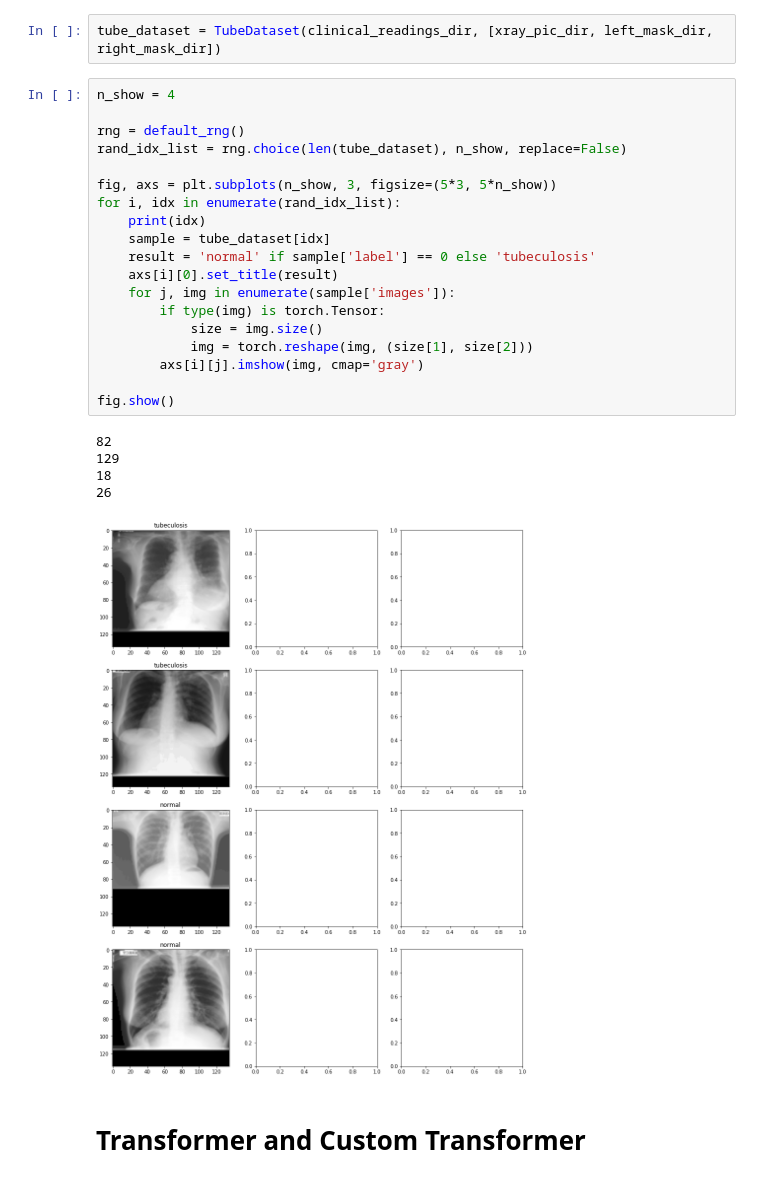
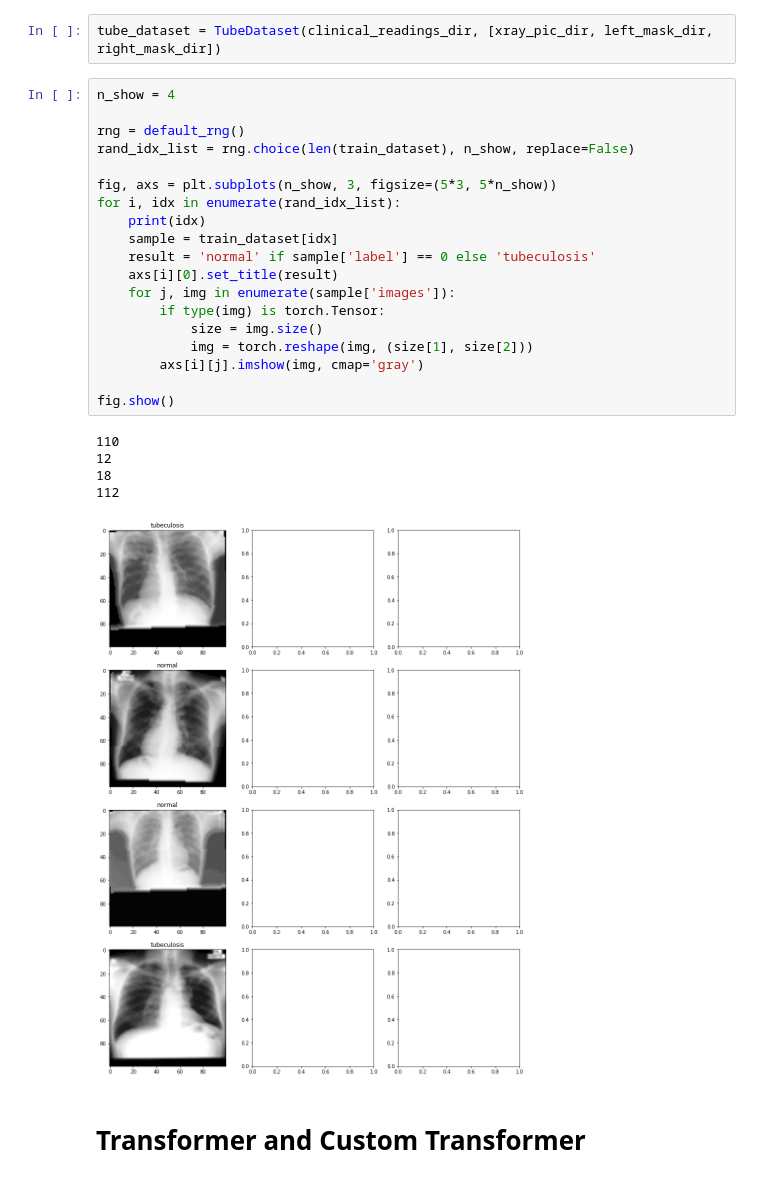
Before and after one commit to jKulrativid/indiv_2021_1_tubeculosis, a Jupyter notebook: MontgomeryTubeculosis.ipynb, the cells around one changed output. Cells and saved outputs as stored; diff of their text form.

Commit message:
separate tube_dataset to train and val dataset

```diff
--- a/MontgomeryTubeculosis.ipynb
+++ b/MontgomeryTubeculosis.ipynb
@@ -399,28 +399,28 @@ tube_dataset = TubeDataset(clinical_readings_dir, [xray_pic_dir, left_mask_dir,
 # %%
 n_show = 4
 
 rng = default_rng()
-rand_idx_list = rng.choice(len(tube_dataset), n_show, replace=False)
+rand_idx_list = rng.choice(len(train_dataset), n_show, replace=False)
 
 fig, axs = plt.subplots(n_show, 3, figsize=(5*3, 5*n_show))
 for i, idx in enumerate(rand_idx_list):
     print(idx)
-    sample = tube_dataset[idx]
+    sample = train_dataset[idx]
     result = 'normal' if sample['label'] == 0 else 'tubeculosis'
     axs[i][0].set_title(result)
     for j, img in enumerate(sample['images']):
         if type(img) is torch.Tensor:
             size = img.size()
             img = torch.reshape(img, (size[1], size[2]))
         axs[i][j].imshow(img, cmap='gray')
 
 fig.show()
 # %% [output]
-82
-129
+110
+12
 18
-26
+112
-[figure, old version]
+[figure, new version]
 # %% [markdown]
 # Transformer and Custom Transformer
 # %% [markdown]
```
Also changed, not shown: parts of 3 cells of this notebook.
